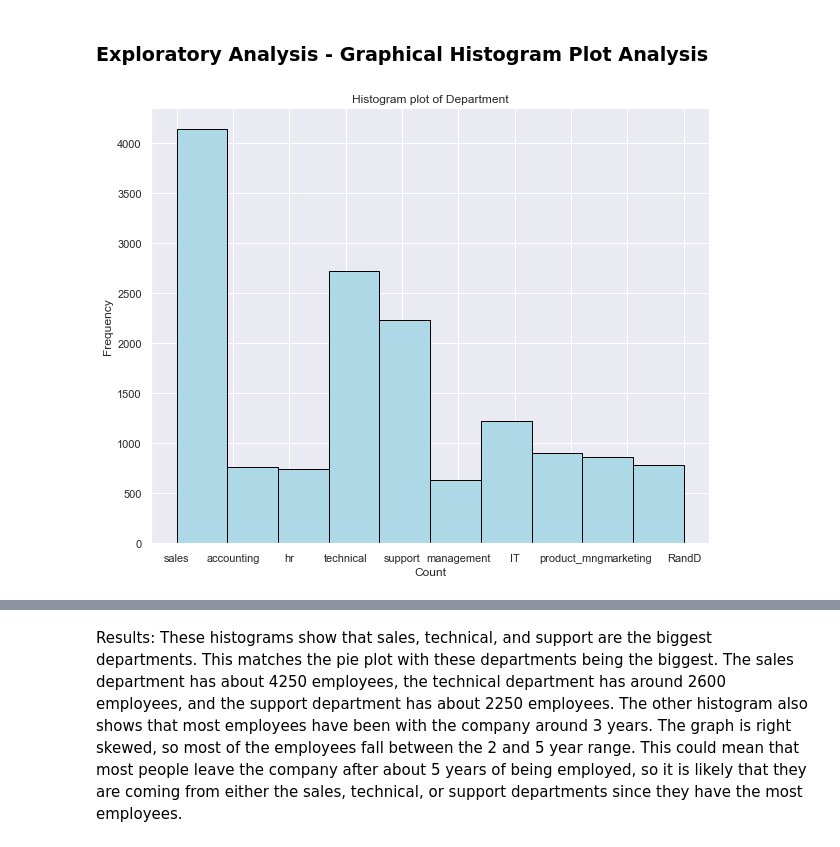
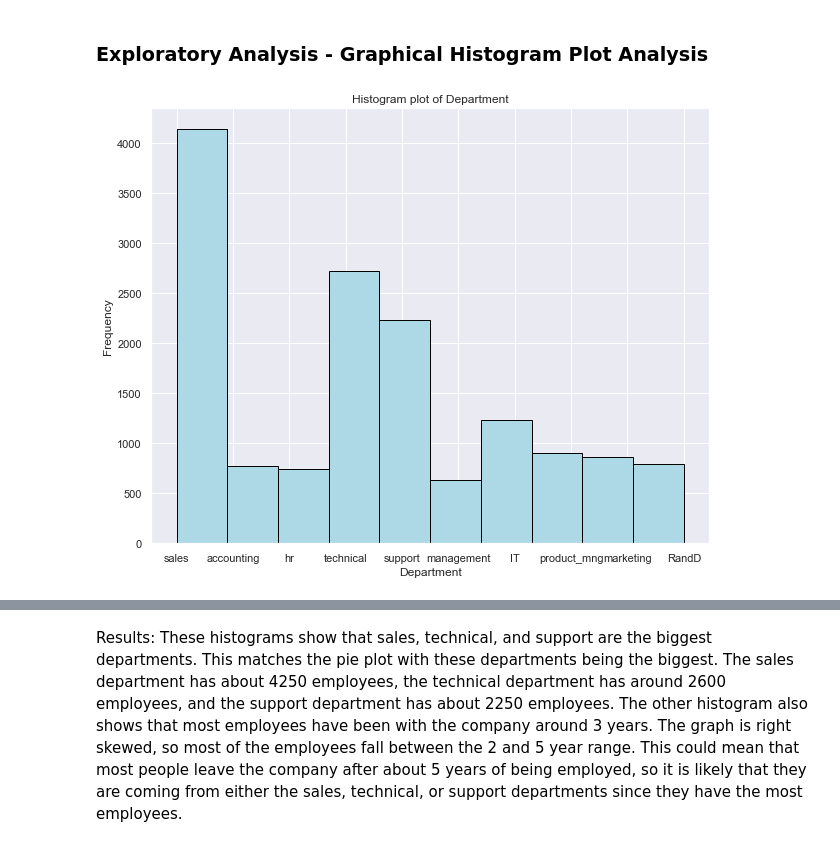
Before and after one commit to morganhardin/DS160_Final_Project_MEH, a Jupyter notebook: DS160_Final_Project_MEH.ipynb, the cells around one changed output, grey strips where cells are left out. Cells and saved outputs as stored; diff of their text form; code cells hidden in the pictures.

```diff
--- a/DS160_Final_Project_MEH.ipynb
+++ b/DS160_Final_Project_MEH.ipynb
@@ -258,14 +261,14 @@ Results: These bar graphs show that the values are skewed and there are more 0's
 # %%
 plt.hist(data['Department'],
         facecolor="lightblue",
         edgecolor="black",
         bins=10)
-plt.xlabel("Count")
+plt.xlabel("Department")
 plt.ylabel("Frequency")
 plt.title("Histogram plot of Department")
 plt.show()
 # %% [output]
-[figure, old version]
+[figure, new version]
 # %%
 plt.hist(data['time_spend_company'],
         facecolor="lightblue",
```
Also changed, not shown: parts of 22 cells of this notebook.
